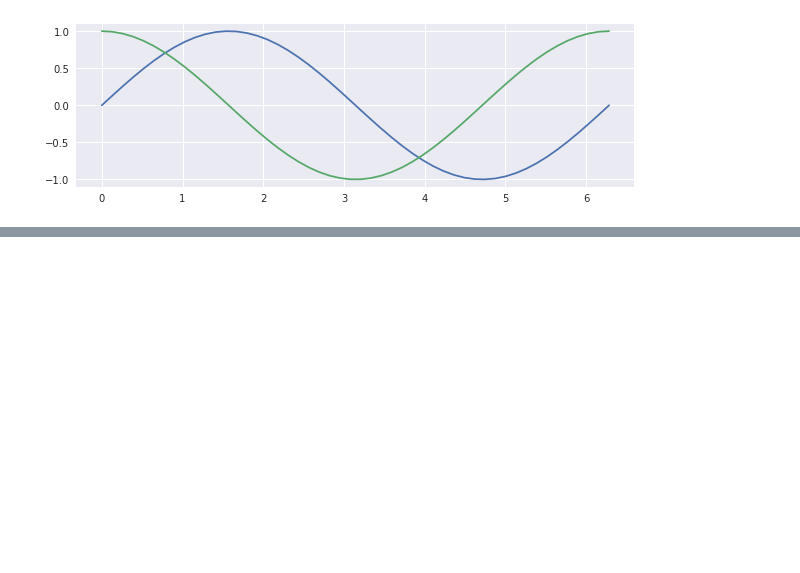
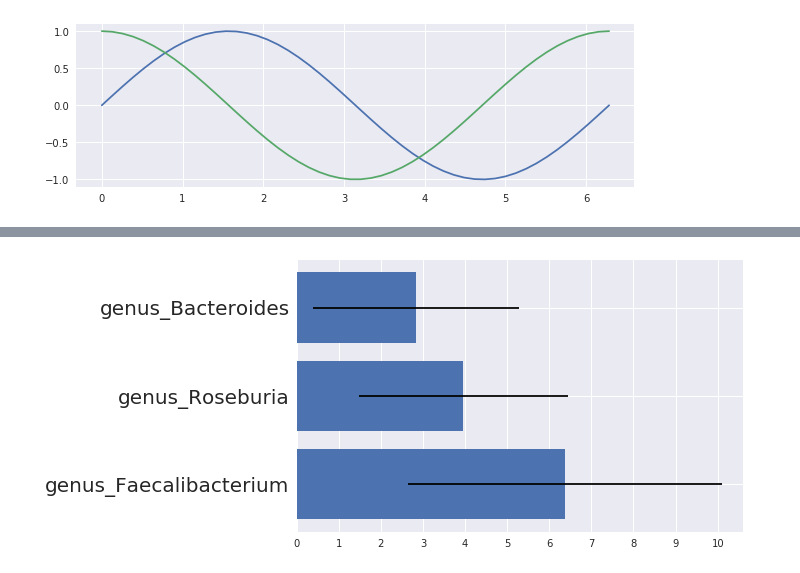
Before and after one commit to babinyurii/cheet_sheets, a Jupyter notebook: matplotlib_cheet_sheet.ipynb, the cells around one changed output, grey strips where cells are left out. Cells and saved outputs as stored; diff of their text form; code cells hidden in the pictures; blank space fills up the shorter version.

```diff
--- a/matplotlib_cheet_sheet.ipynb
+++ b/matplotlib_cheet_sheet.ipynb
@@ -138,0 +157,18 @@ plt.show()
+# %%
+bacteria = [('genus_Faecalibacterium', 6.375431983590924, 3.719869522993805),
+ ('genus_Roseburia', 3.955121417108843, 2.483783717487731),
+ ('genus_Bacteroides', 2.8371313398244538, 2.453194218608125)]
+# %%
+fig_leg = plt.figure(figsize=(8,5))
+# preparing some data
+datum = [x[1] for x in bacteria]
+dev = [x[2] for x in bacteria]
+names = [x[0] for x in bacteria]
+
+plt.barh(range(len(datum)), datum, xerr=dev)# <<<<<<<
+plt.yticks(range(len(names)), names, fontsize="20")
+
+plt.xticks(range(0,11))
+plt.show()
+# %% [output]
+[figure, added]
```
Also changed, not shown: parts of 10 cells of this notebook.
